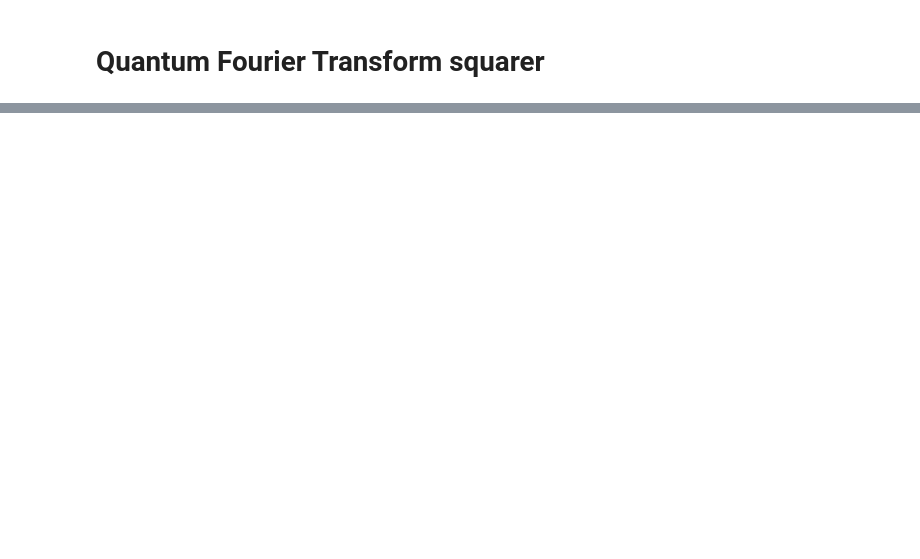
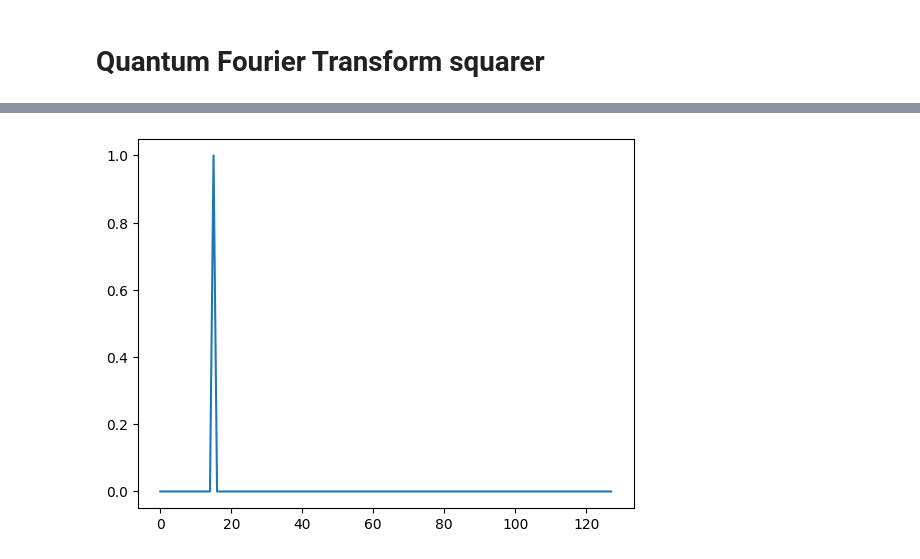
Before and after one commit to dannasman/qelvin, a Jupyter notebook: notes/qft_multiplier.ipynb, the cells around one changed output, grey strips where cells are left out. Saved outputs shown, nothing was run; the diff lists cells and outputs as text; code cells hidden in the pictures; blank space fills up the shorter version.

```diff
--- a/notes/qft_multiplier.ipynb
+++ b/notes/qft_multiplier.ipynb
@@ -4,21 +13,30 @@ from qelvin import QRegister, QCircuit
 # %% [markdown]
 # Quantum Fourier Transform squarer
 # %%
-N_x = 2
-N = 3*N_x
+N_x = 3
+N_fft = 4
+N = N_x+N_fft
 
-psi = QRegister(N, 0b010)
+psi = QRegister(N, 0b1000111)
 circ = QCircuit(psi)
+
+#circ.x(0)
+
+circ.run()
+
+#psi = circ.state()
+
+print(psi)
 
 for j in range(N_x, N):
     for k in range(N_x, j):
         circ.cp(np.pi/float(2**(j-k)), j, k)
     circ.h(j)
 
-for d in range(0, N_x):
-    for j in range(N_x, N):
-        for k in range(0, N_x):
-            circ.cp(np.pi*2**(1-k), k, j)
+for j in range(N_x, N):
+    for k in range(0, N_x):
+        theta = 2.0*np.pi*2**(-(k+N_x-j+2))
+        circ.cp(theta, k, j)
 
 for j in reversed(range(N_x, N)):
     circ.h(j)
@@ -30,12 +48,19 @@ print(circ)
 circ.run()
 
 psi_out = circ.state()
-sum = 0
-for i, state in enumerate(psi_out):
-    (real, imag) = state
-    amp = real*real + imag*imag
-    sum += amp
-    if abs(1.0-amp) < 1e-6:
-        print(bin(i))
-print(sum)
+print(psi_out)
+
+def plot_states(psi_param):
+    states = []
+    amps = []
+    for i, state in enumerate(psi_param):
+        (real, imag) = state
+        amp = real*real + imag*imag
+        states.append(i)
+        amps.append(amp)
+        if amp > 0.01:
+            print(bin(i))
+    plt.plot(states, amps)
+
+plot_states(psi_out)
 # %% [output]
@@ -58,0 +84 @@ q2---|    H    ||P(+1.571)|-----------|P(+0.785)|----------------------|P(+0.393
+[figure, added]
```
Also changed, not shown: parts of 3 cells of this notebook, 5 other files.
